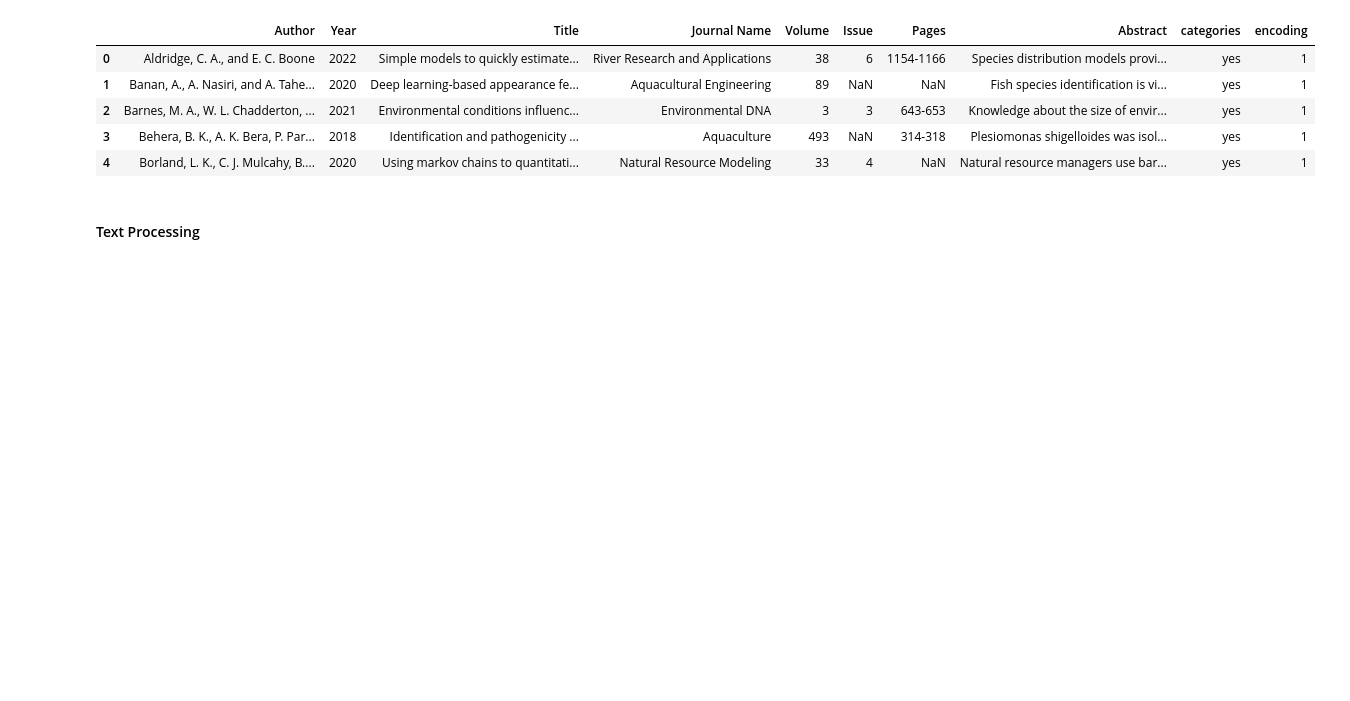
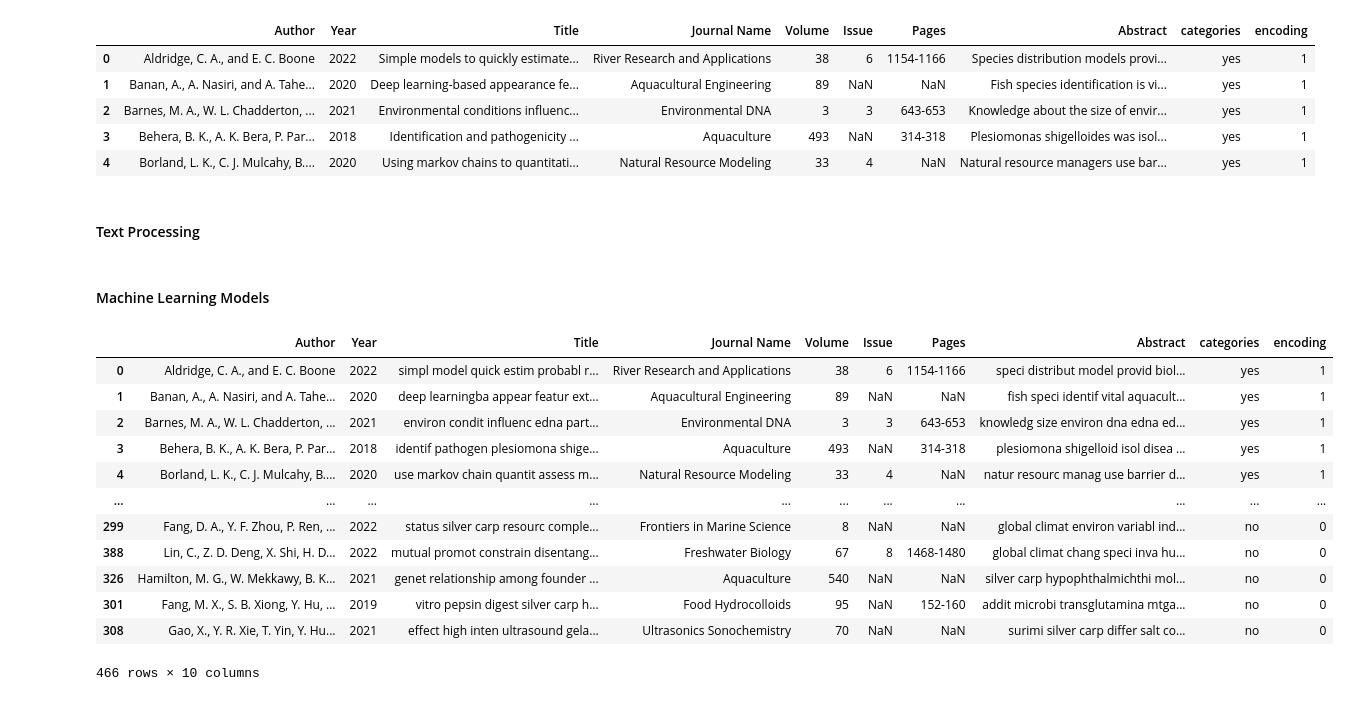
Before and after one commit to JReds12/invasive-fish-ML-article-selection, a Jupyter notebook: mlArticleSelect.ipynb, the cells around one changed output. Saved outputs shown, nothing was run; the diff lists cells and outputs as text; code cells hidden in the pictures; blank space fills up the shorter version.

```diff
--- a/mlArticleSelect.ipynb
+++ b/mlArticleSelect.ipynb
@@ -180,3 +188,43 @@ def remove_digits(text):
 
 carp_file5['Title'] = carp_file5['Title'].apply(remove_digits)
 carp_file5['Abstract'] = carp_file5['Abstract'].apply(remove_digits)
+# %% [markdown]
+#### Machine Learning Models
+# %%
+# Balance data categories
+print(len(carp_file1))
+
+# Count the number of rows in each category
+category_counts = carp_file1['encoding'].value_counts()
+
+# Find the minority category
+minority_category = category_counts.idxmin()
+
+# Get the size of the minority category
+minority_category_size = category_counts[minority_category]
+
+# Sample rows from the majority category to match the size of the minority category
+majority_category_rows = carp_file1[carp_file1['encoding'] != minority_category]
+balanced_majority_category_rows = majority_category_rows.sample(n=minority_category_size, random_state=42)
+
+# Get the minority category rows
+minority_category_rows = carp_file1[carp_file1['encoding'] == minority_category]
+
+# Concatenate the minority and balanced majority category rows
+carp_file1 = pd.concat([minority_category_rows, balanced_majority_category_rows])
+
+print(len(carp_file1))
+# %% [output]
+|  | Author | Year | Title | Journal Name | Volume | Issue | Pages | Abstract | categories | encoding |
+| 0 | Aldridge, C. A., and E. C. Boone | 2022 | simpl model quick estim probabl r... | River Research and Applications | 38 | 6 | 1154-1166 | speci distribut model provid biol... | yes | 1 |
+| 1 | Banan, A., A. Nasiri, and A. Tahe... | 2020 | deep learningba appear featur ext... | Aquacultural Engineering | 89 | NaN | NaN | fish speci identif vital aquacult... | yes | 1 |
+| 2 | Barnes, M. A., W. L. Chadderton, ... | 2021 | environ condit influenc edna part... | Environmental DNA | 3 | 3 | 643-653 | knowledg size environ dna edna ed... | yes | 1 |
+| 3 | Behera, B. K., A. K. Bera, P. Par... | 2018 | identif pathogen plesiomona shige... | Aquaculture | 493 | NaN | 314-318 | plesiomona shigelloid isol disea ... | yes | 1 |
+| 4 | Borland, L. K., C. J. Mulcahy, B.... | 2020 | use markov chain quantit assess m... | Natural Resource Modeling | 33 | 4 | NaN | natur resourc manag use barrier d... | yes | 1 |
+| ... | ... | ... | ... | ... | ... | ... | ... | ... | ... | ... |
+| 299 | Fang, D. A., Y. F. Zhou, P. Ren, ... | 2022 | status silver carp resourc comple... | Frontiers in Marine Science | 8 | NaN | NaN | global climat environ variabl ind... | no | 0 |
+| 388 | Lin, C., Z. D. Deng, X. Shi, H. D... | 2022 | mutual promot constrain disentang... | Freshwater Biology | 67 | 8 | 1468-1480 | global climat chang speci inva hu... | no | 0 |
+| 326 | Hamilton, M. G., W. Mekkawy, B. K... | 2021 | genet relationship among founder ... | Aquaculture | 540 | NaN | NaN | silver carp hypophthalmichthi mol... | no | 0 |
+| 301 | Fang, M. X., S. B. Xiong, Y. Hu, ... | 2019 | vitro pepsin digest silver carp h... | Food Hydrocolloids | 95 | NaN | 152-160 | addit microbi transglutamina mtga... | no | 0 |
+| 308 | Gao, X., Y. R. Xie, T. Yin, Y. Hu... | 2021 | effect high inten ultrasound gela... | Ultrasonics Sonochemistry | 70 | NaN | NaN | surimi silver carp differ salt co... | no | 0 |
+466 rows × 10 columns
```
Also changed, not shown: parts of 6 cells of this notebook.
